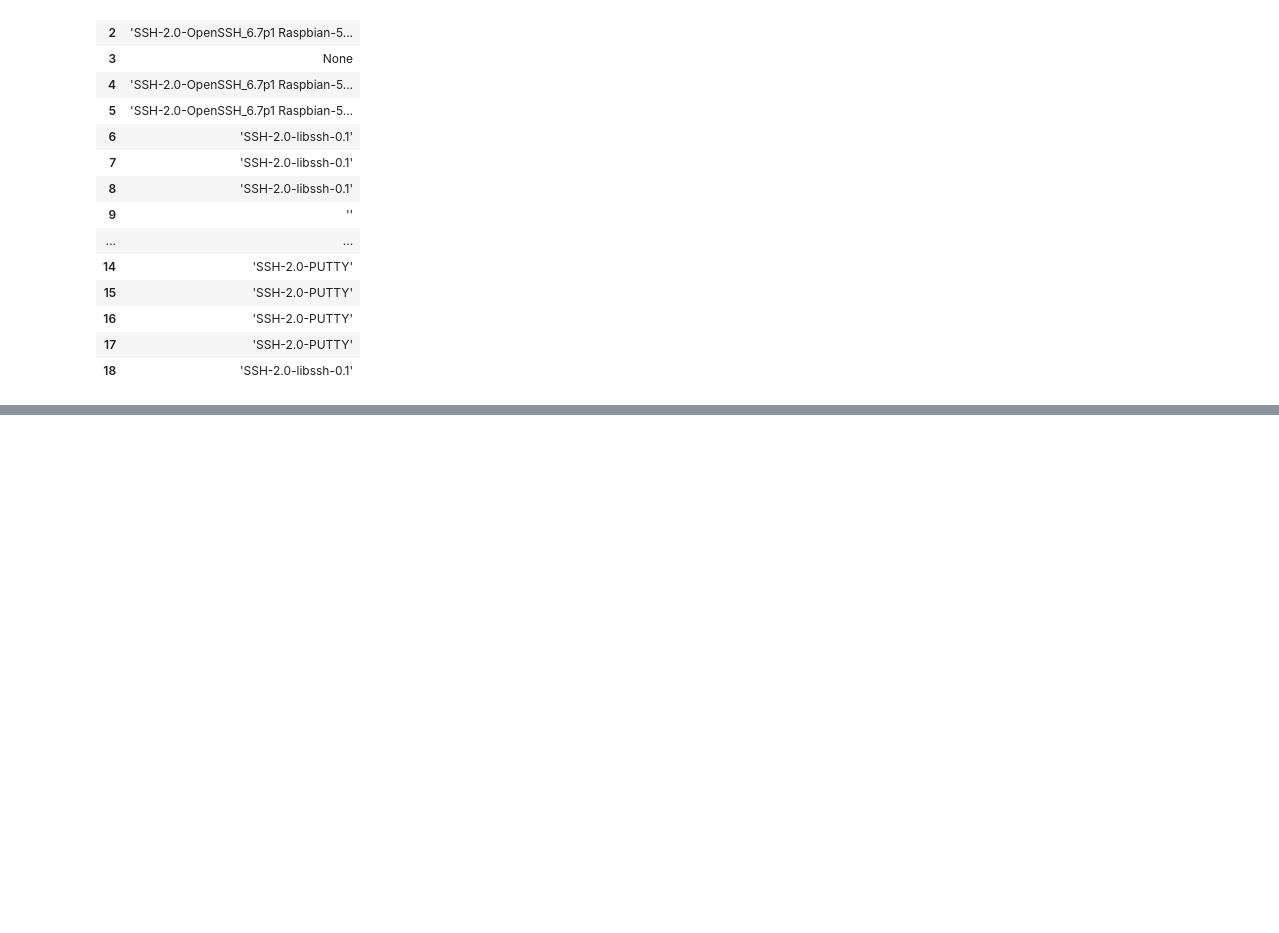
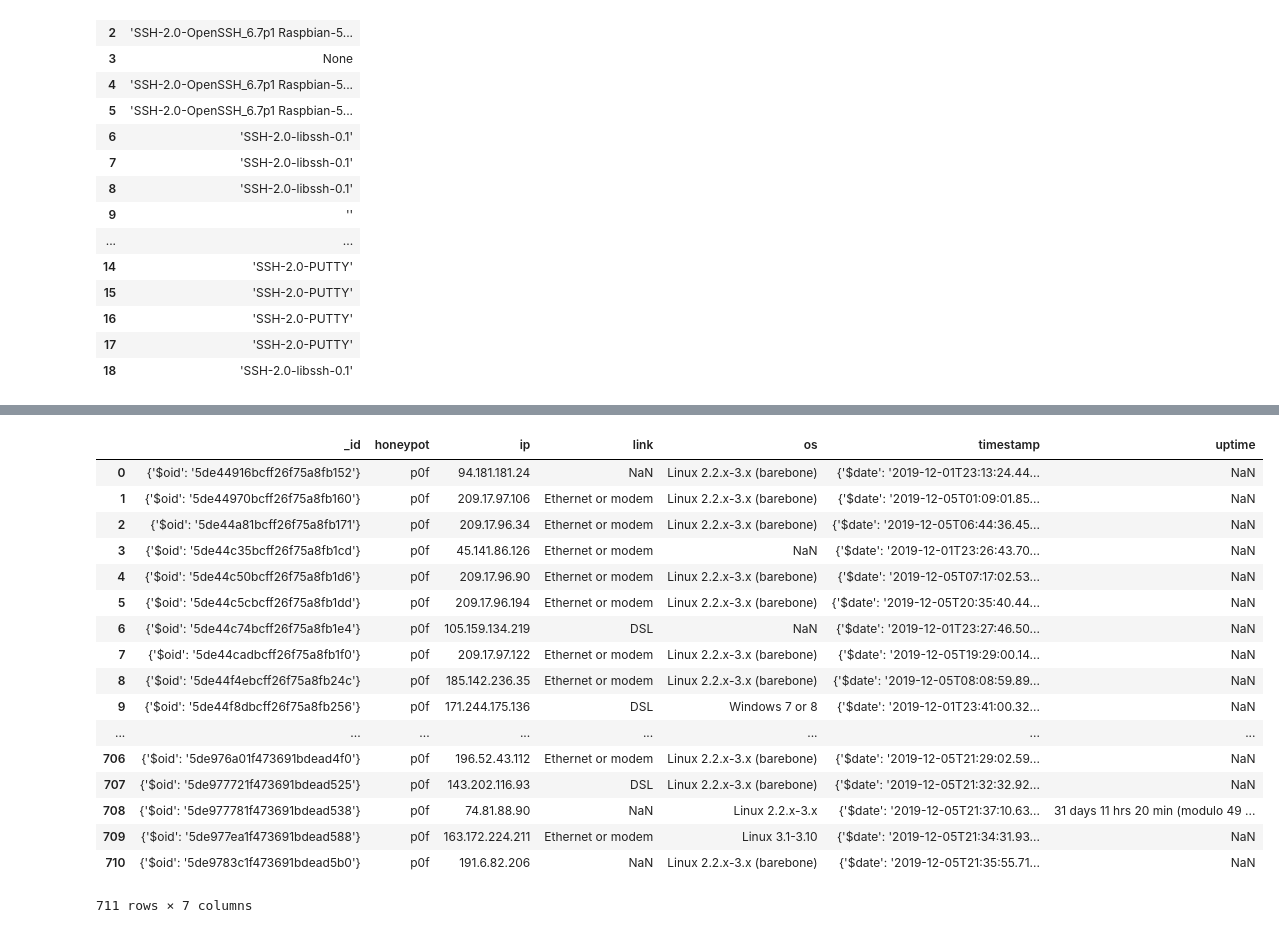
Before and after one commit to jsc7899/NetSec-Final-Project, a Jupyter notebook: python/data_exploration.ipynb, the cells around one changed output, grey strips where cells are left out. Saved outputs shown, nothing was run; the diff lists cells and outputs as text; code cells hidden in the pictures; blank space fills up the shorter version.

```diff
--- a/python/data_exploration.ipynb
+++ b/python/data_exploration.ipynb
@@ -122,0 +166,23 @@ ssh
+# %%
+meta_df = pd.read_json('../data/exported_metadata_data.json', lines=True)
+# %%
+meta_df
+# %% [output]
+|  | _id | honeypot | ip | link | os | timestamp | uptime |
+| 0 | {'$oid': '5de44916bcff26f75a8fb152'} | p0f | 94.181.181.24 | NaN | Linux 2.2.x-3.x (barebone) | {'$date': '2019-12-01T23:13:24.44... | NaN |
+| 1 | {'$oid': '5de44970bcff26f75a8fb160'} | p0f | 209.17.97.106 | Ethernet or modem | Linux 2.2.x-3.x (barebone) | {'$date': '2019-12-05T01:09:01.85... | NaN |
+| 2 | {'$oid': '5de44a81bcff26f75a8fb171'} | p0f | 209.17.96.34 | Ethernet or modem | Linux 2.2.x-3.x (barebone) | {'$date': '2019-12-05T06:44:36.45... | NaN |
+| 3 | {'$oid': '5de44c35bcff26f75a8fb1cd'} | p0f | 45.141.86.126 | Ethernet or modem | NaN | {'$date': '2019-12-01T23:26:43.70... | NaN |
+| 4 | {'$oid': '5de44c50bcff26f75a8fb1d6'} | p0f | 209.17.96.90 | Ethernet or modem | Linux 2.2.x-3.x (barebone) | {'$date': '2019-12-05T07:17:02.53... | NaN |
+| 5 | {'$oid': '5de44c5cbcff26f75a8fb1dd'} | p0f | 209.17.96.194 | Ethernet or modem | Linux 2.2.x-3.x (barebone) | {'$date': '2019-12-05T20:35:40.44... | NaN |
+| 6 | {'$oid': '5de44c74bcff26f75a8fb1e4'} | p0f | 105.159.134.219 | DSL | NaN | {'$date': '2019-12-01T23:27:46.50... | NaN |
+| 7 | {'$oid': '5de44cadbcff26f75a8fb1f0'} | p0f | 209.17.97.122 | Ethernet or modem | Linux 2.2.x-3.x (barebone) | {'$date': '2019-12-05T19:29:00.14... | NaN |
+| 8 | {'$oid': '5de44f4ebcff26f75a8fb24c'} | p0f | 185.142.236.35 | Ethernet or modem | Linux 2.2.x-3.x (barebone) | {'$date': '2019-12-05T08:08:59.89... | NaN |
+| 9 | {'$oid': '5de44f8dbcff26f75a8fb256'} | p0f | 171.244.175.136 | DSL | Windows 7 or 8 | {'$date': '2019-12-01T23:41:00.32... | NaN |
+| ... | ... | ... | ... | ... | ... | ... | ... |
+| 706 | {'$oid': '5de976a01f473691bdead4f0'} | p0f | 196.52.43.112 | Ethernet or modem | Linux 2.2.x-3.x (barebone) | {'$date': '2019-12-05T21:29:02.59... | NaN |
+| 707 | {'$oid': '5de977721f473691bdead525'} | p0f | 143.202.116.93 | DSL | Linux 2.2.x-3.x (barebone) | {'$date': '2019-12-05T21:32:32.92... | NaN |
+| 708 | {'$oid': '5de977781f473691bdead538'} | p0f | 74.81.88.90 | NaN | Linux 2.2.x-3.x | {'$date': '2019-12-05T21:37:10.63... | 31 days 11 hrs 20 min (modulo 49 ... |
+| 709 | {'$oid': '5de977ea1f473691bdead588'} | p0f | 163.172.224.211 | Ethernet or modem | Linux 3.1-3.10 | {'$date': '2019-12-05T21:34:31.93... | NaN |
+| 710 | {'$oid': '5de9783c1f473691bdead5b0'} | p0f | 191.6.82.206 | NaN | Linux 2.2.x-3.x (barebone) | {'$date': '2019-12-05T21:35:55.71... | NaN |
+711 rows × 7 columns
```
Also changed, not shown: parts of 5 cells of this notebook, 5 other files.
